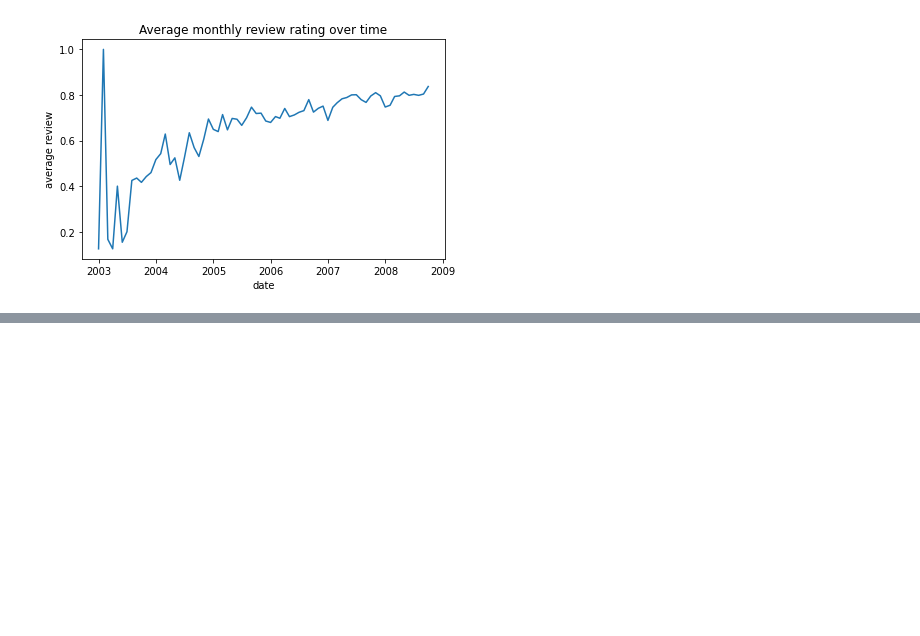
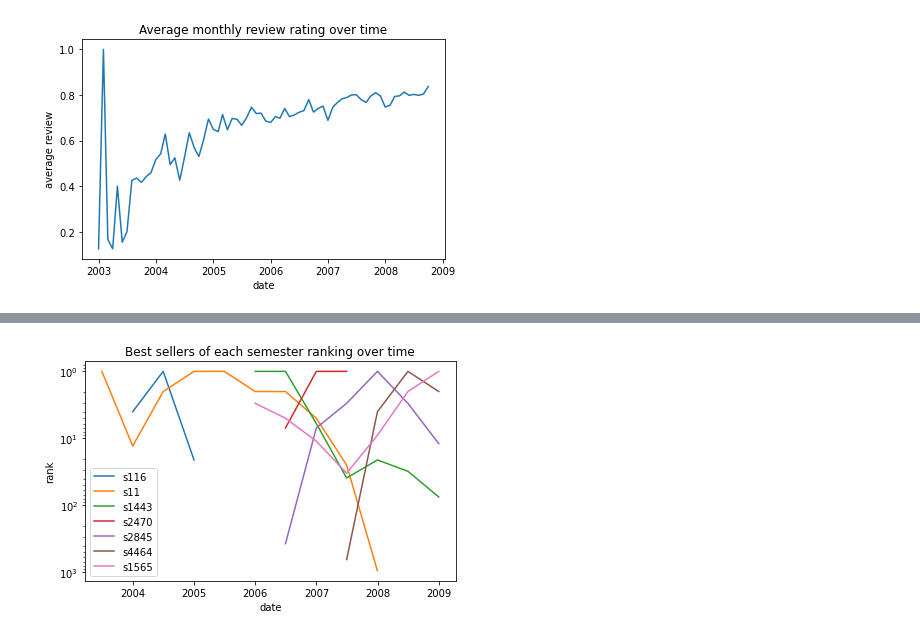
Before and after one commit to LukasDCode/Companionship-Network, a Jupyter notebook: src/over_time_analysis.ipynb, the cells around one changed output, grey strips where cells are left out. Cells and saved outputs as stored; diff of their text form; code cells hidden in the pictures; blank space fills up the shorter version.

Commit message:
new ranking functions created

```diff
--- a/src/over_time_analysis.ipynb
+++ b/src/over_time_analysis.ipynb
@@ -407,0 +414,29 @@ plot_top_users(
+# %%
+def plot_user_ranking(user_codes, stats, title, xlabel, ylabel, file_name):
+    ranking = list()
+
+    for uc in user_codes:
+        ranking_pos_dict = dict()
+        for key, v in stats.items():
+            pos = None
+            for i, (name, _) in enumerate(v):
+                if name == uc:
+                    pos = i + 1
+                    break
+            ranking_pos_dict[key] = pos
+        ranking.append((ranking_pos_dict, uc,))
+
+    plot_line_graph(
+        stats=ranking,
+        title=title, xlabel=xlabel, ylabel=ylabel, file_name=file_name,
+        log_y=True, invert_y=True
+    )
+# %%
+user_codes = ['s116', 's11', 's1443', 's2470', 's2845', 's4464', 's1565']
+plot_user_ranking(
+    user_codes=user_codes, stats=stats['top_sellers_timely'],
+    title=f'Best sellers of each semester ranking over time',
+    xlabel='date', ylabel='rank', file_name=f'sellers_rank'
+)
+# %% [output]
+[figure, added]
```
Also changed, not shown: parts of 8 cells of this notebook.
